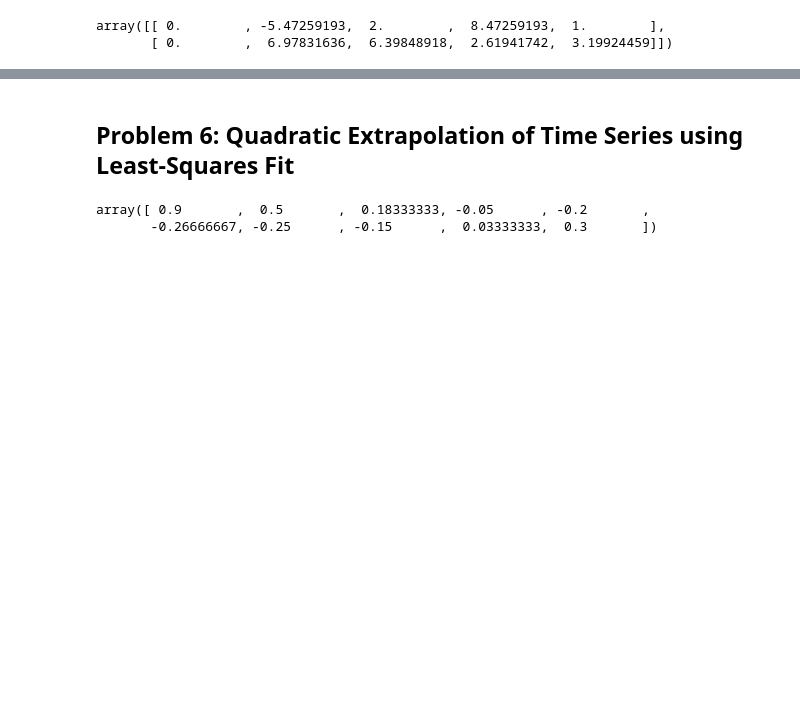
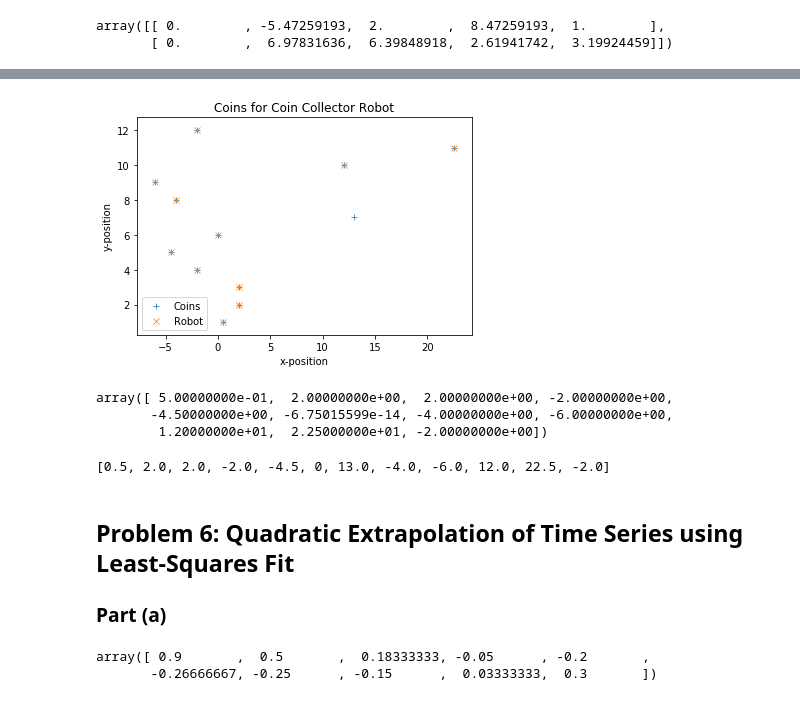
Before and after one commit to kandluis/ee263, a Jupyter notebook: homework/notebooks/HW3.ipynb, the cells around one changed output, grey strips where cells are left out. Saved outputs shown, nothing was run; the diff lists cells and outputs as text; code cells hidden in the pictures; blank space fills up the shorter version.

```diff
--- a/homework/notebooks/HW3.ipynb
+++ b/homework/notebooks/HW3.ipynb
@@ -299,0 +343,8 @@ array([[ 0.        , -5.47259193,  2.        ,  8.47259193,  1.        ],
+# %%
+def isCollectible(x, n, missingRowIndex=None, eps=1e-3):
+    """Returns true if the coins with the given x-coordinates are collectible"""
+    A = generateAMatrix(n, missingRowIndex)
+    fhat = np.dot(np.linalg.inv(np.dot(A.T, A)), np.dot(A.T,x))
+    if linalg.norm(np.dot(A, fhat) - x) < eps:
+        return fhat
+    return None
@@ -299,0 +358,22 @@ array([[ 0.        , -5.47259193,  2.        ,  8.47259193,  1.        ],
+# %%
+def collectAllButOne(x, n):
+    """Tries to collect all coins except 1.
+
+    Returns the forces and the index of the bad coin.
+    """
+    indexes = []
+    forces = []
+    coins = []
+    for i in range(2*n):
+        xMissing = np.delete(x, i)
+        maybeFhat = isCollectible(xMissing, n, missingRowIndex=i)
+        if maybeFhat is not None:
+            indexes.append(i)
+            forces.append(maybeFhat)
+            coins.append((x[i], i+1))
+    assert len(indexes) == 1
+    assert len(forces) == 1
+    assert len(coins) == 1
+    return indexes[0], coins[0], forces[0],
+# %%
+badCoinIndex, badCoin, forcesToCollectAllButOne = collectAllButOne(x, n)
@@ -300,5 +386,30 @@ array([[ 0.        , -5.47259193,  2.        ,  8.47259193,  1.        ],
+# %%
+validA = generateAMatrix(n, missingRowIndex=badCoinIndex)
+robotXPositions = np.dot(validA, forcesToCollectAllButOne)
+
+# Generate the plot for everything (except the missing coin)
+ax = sns.scatterplot(x=x, y=range(1,2*n + 1), marker="+", label="Coins")
+ax = sns.scatterplot(x=robotXPositions,
+                     y=list(range(1,badCoinIndex + 1)) + list(range(badCoinIndex + 2, 2*n + 1)),
+                     marker='x', label="Robot")
+ax.set_title("Coins for Coin Collector Robot")
+ax.set(xlabel='x-position', ylabel='y-position')
+ax.get_figure().savefig("robot_collector")
+# %% [output]
+[figure, added]
+# %%
+robotXPositions
+# %% [output]
+array([ 5.00000000e-01,  2.00000000e+00,  2.00000000e+00, -2.00000000e+00,
+       -4.50000000e+00, -6.75015599e-14, -4.00000000e+00, -6.00000000e+00,
+        1.20000000e+01,  2.25000000e+01, -2.00000000e+00])
+# %%
+x
+# %% [output]
+[0.5, 2.0, 2.0, -2.0, -4.5, 0, 13.0, -4.0, -6.0, 12.0, 22.5, -2.0]
 # %% [markdown]
 ## Problem 6: Quadratic Extrapolation of Time Series using Least-Squares Fit
+### Part (a)
 # %%
 def computeCMatrix(t):
     """
```
Also changed, not shown: parts of 14 cells of this notebook, 6 other files.
